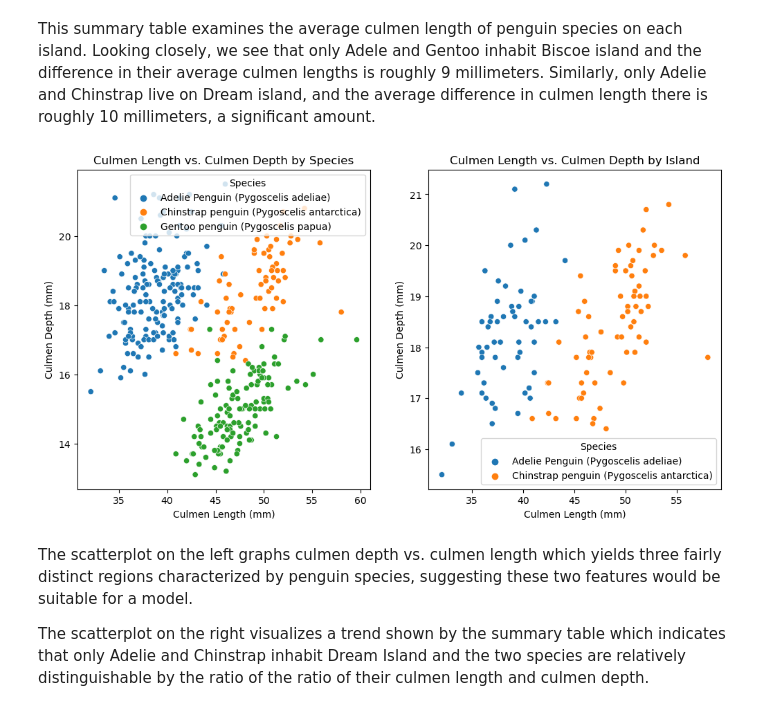
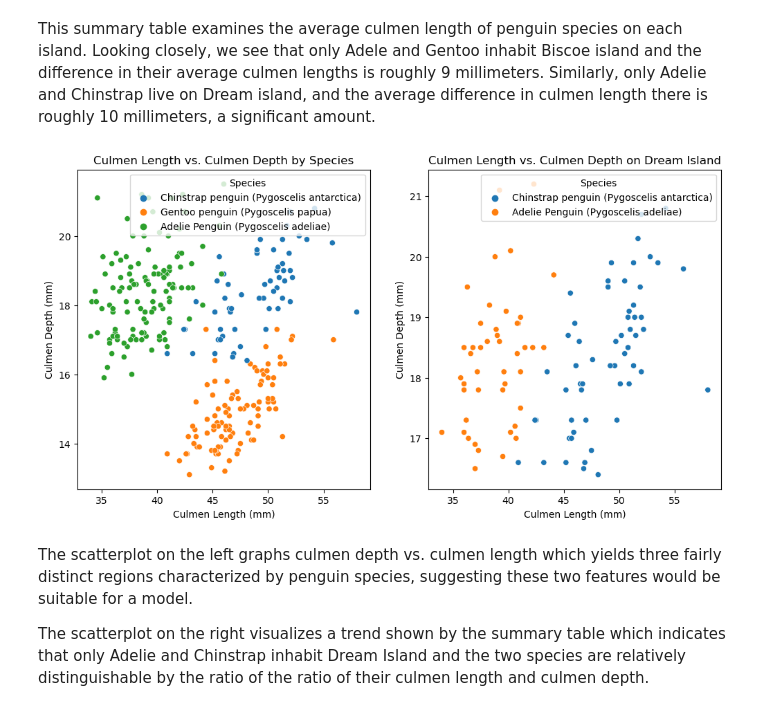
Before and after one commit to lucasf46/lucasf46.github.io, a Jupyter notebook: posts/BlogPost1/BlogPost1-1.ipynb, the cells around one changed output. Cells and saved outputs as stored; diff of their text form; code cells hidden in the pictures.

Commit message:
using training data rather than whole df

```diff
--- a/posts/BlogPost1/BlogPost1-1.ipynb
+++ b/posts/BlogPost1/BlogPost1-1.ipynb
@@ -90,19 +87,19 @@ This summary table examines the average culmen length of penguin species on each
 # %%
 fig, axes = plt.subplots(1, 2, figsize=(12, 6))
 
 # Plot first scatterplot
-sns.scatterplot(data=df, x='Culmen Length (mm)', y='Culmen Depth (mm)', hue= 'Species', ax=axes[0])
+sns.scatterplot(data=train, x='Culmen Length (mm)', y='Culmen Depth (mm)', hue= 'Species', ax=axes[0])
 axes[0].set_title('Culmen Length vs. Culmen Depth by Species')
 
 # Plot second scatterplot
 # Filter to get penguins living on Dream Island
-Island_Dream_df = df[df['Island'] == 'Dream']
+Island_Dream_df = train[train['Island'] == 'Dream']
 sns.scatterplot(x='Culmen Length (mm)', y='Culmen Depth (mm)', data= Island_Dream_df, hue= 'Species', ax=axes[1])
 axes[1].set_title('Culmen Length vs. Culmen Depth on Dream Island')
 
 plt.show()
 # %% [output]
-[figure, old version]
+[figure, new version]
 # %% [markdown]
 The scatterplot on the left graphs culmen depth vs. culmen length which yields three fairly distinct regions characterized by penguin species, suggesting these two features would be suitable for a model.
 
```
Also changed, not shown: parts of 2 cells of this notebook, 4 other files.
